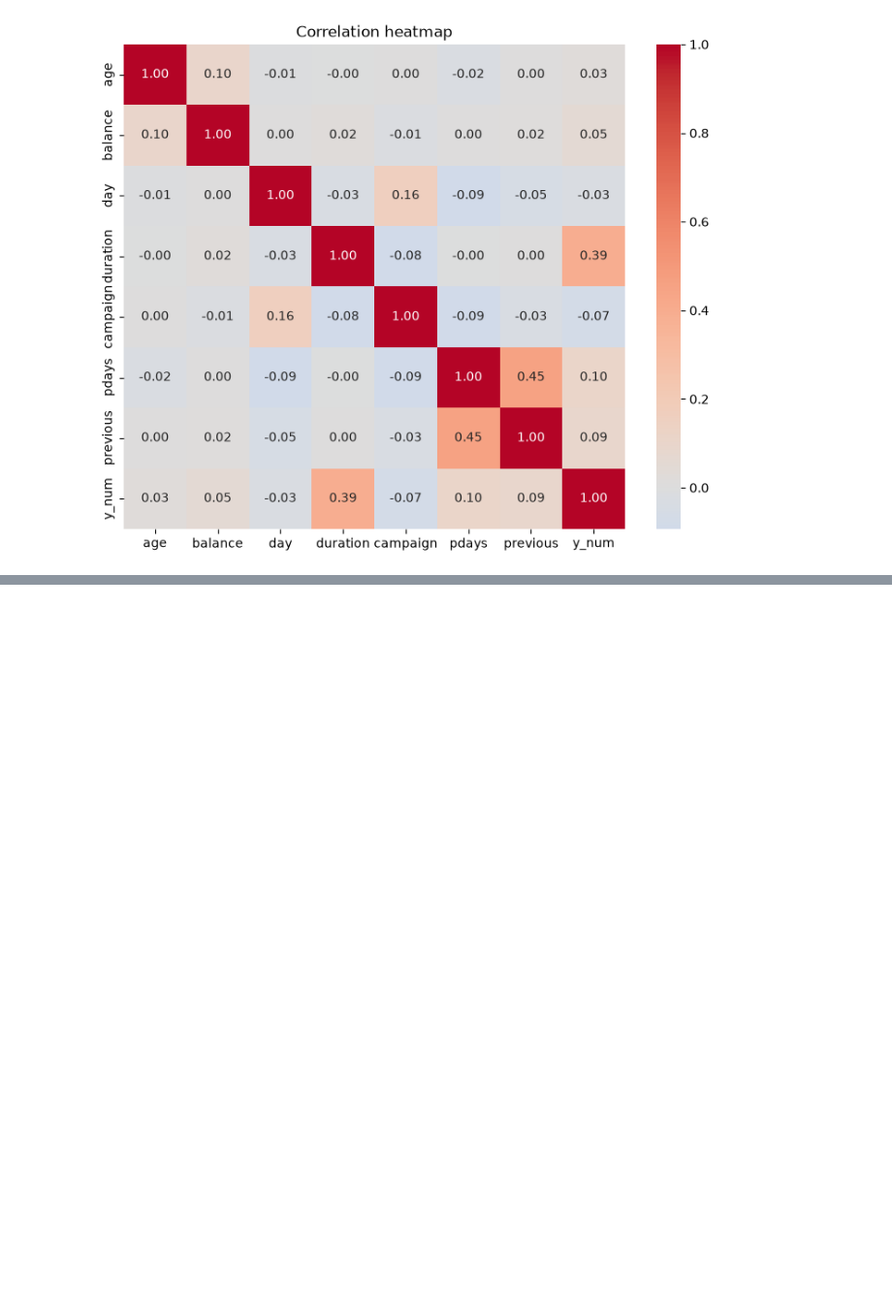
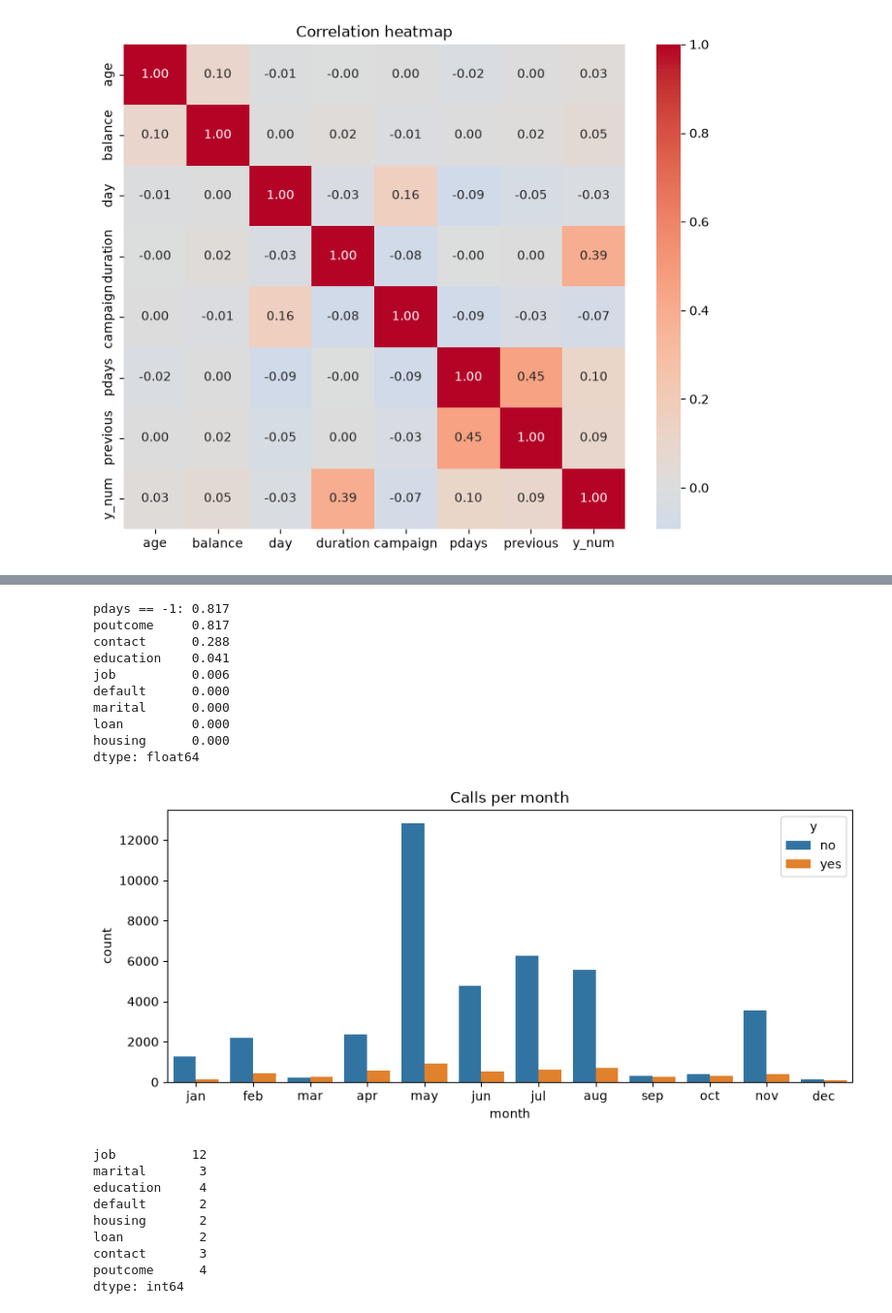
Before and after one commit to ahmedhamdy-DS/Bank-Marketing-, a Jupyter notebook: ml_bank_marketing_pipeline.ipynb, the cells around one changed output, grey strips where cells are left out. Shown at 97% size. Cells and saved outputs as stored; diff of their text form; code cells hidden in the pictures; blank space fills up the shorter version.

```diff
--- a/ml_bank_marketing_pipeline.ipynb
+++ b/ml_bank_marketing_pipeline.ipynb
@@ -85,0 +123,36 @@ plt.show()
+# %%
+
+print("pdays == -1:", (data['pdays'] == -1).mean().round(3))
+
+
+print((data[cat_cols] == 'unknown').mean().round(3).sort_values(ascending=False))
+
+
+order = ['jan','feb','mar','apr','may','jun','jul','aug','sep','oct','nov','dec']
+plt.figure(figsize=(10, 4))
+sns.countplot(data=data, x='month', hue='y', order=order)
+plt.title('Calls per month')
+plt.show()
+
+print(data[cat_cols].nunique())
+# %% [output]
+pdays == -1: 0.817
+poutcome     0.817
+contact      0.288
+education    0.041
+job          0.006
+default      0.000
+marital      0.000
+loan         0.000
+housing      0.000
+dtype: float64
+[figure, added]
+job          12
+marital       3
+education     4
+default       2
+housing       2
+loan          2
+contact       3
+poutcome      4
+dtype: int64
```
Also changed, not shown: parts of 15 cells of this notebook, 1 other file.
